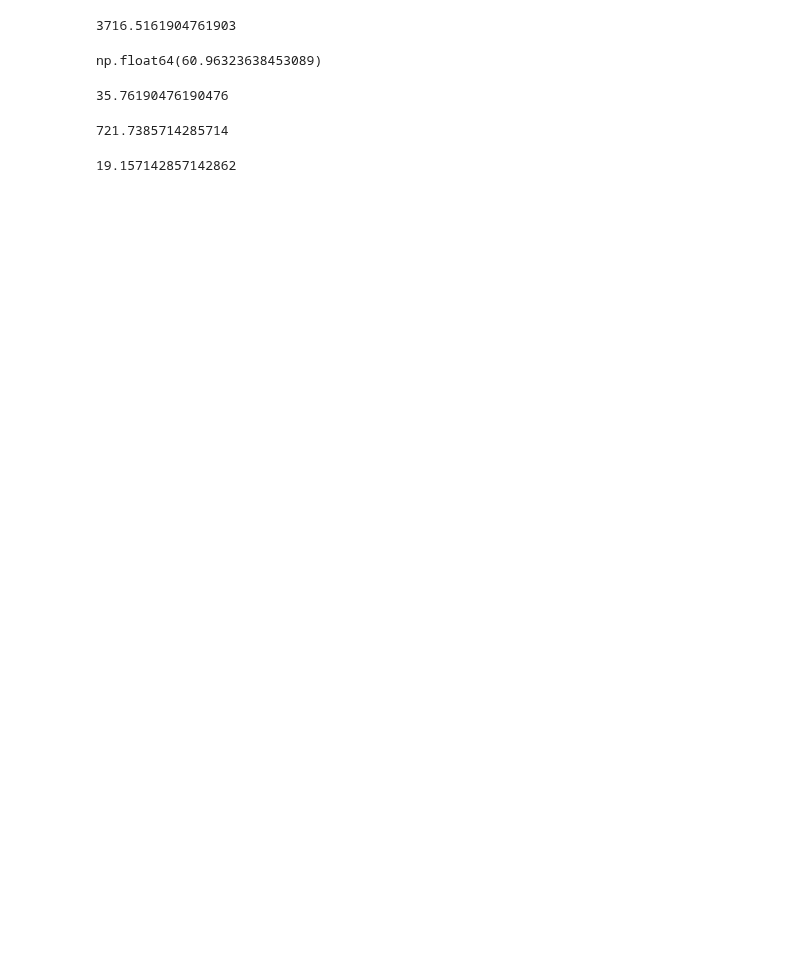
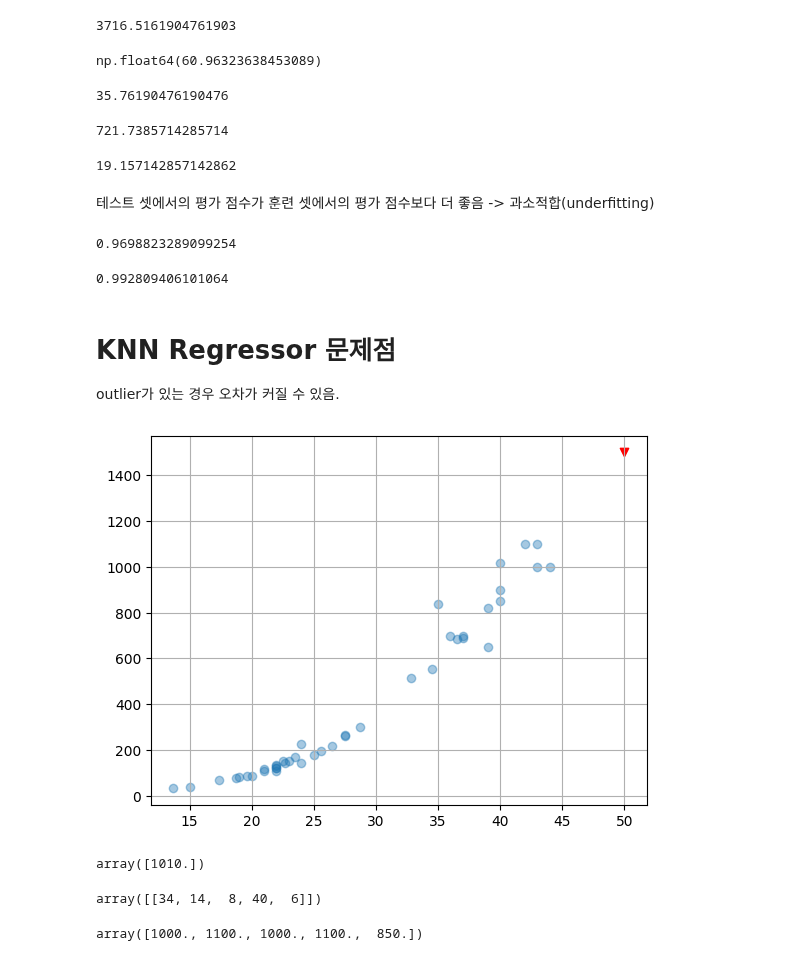
Before and after one commit to Sjleerodls/Data_Analysis, a Jupyter notebook: lab_da/ml05_regression.ipynb, the cells around one changed output. Saved outputs shown, nothing was run; the diff lists cells and outputs as text; code cells hidden in the pictures; blank space fills up the shorter version.

```diff
--- a/lab_da/ml05_regression.ipynb
+++ b/lab_da/ml05_regression.ipynb
@@ -191,3 +223,30 @@ mean_squared_error(y_test, test_pred)
 mean_absolute_error(y_test, test_pred)
 # %% [output]
 19.157142857142862
+# %% [markdown]
+테스트 셋에서의 평가 점수가 훈련 셋에서의 평가 점수보다 더 좋음 -> 과소적합(underfitting)
+# %%
+# 훈련 셋 결정 계수(r2 score)
+r2_score(y_train, train_pred)
+# %% [output]
+0.9698823289099254
+# %%
+# 테스트 셋 결정 계수
+r2_score(y_test, test_pred)     # 과소적합이 확인됨.
+# %% [output]
+0.992809406101064
+# %% [markdown]
+# KNN Regressor 문제점
+
+outlier가 있는 경우 오차가 커질 수 있음.
+# %%
+# 훈련 셋 시각화
+plt.scatter(X_train, y_train, alpha=0.4)
+
+# 가상의 물고기(50cm, 1500g)
+plt.scatter(50, 1500, color='red', marker='v')
+
+plt.grid()
+plt.show()
+# %% [output]
+[figure, added]
@@ -193,0 +256,4 @@ mean_absolute_error(y_test, test_pred)
+# %%
+prediction
+# %% [output]
+array([1010.])
@@ -193,0 +262,8 @@ mean_absolute_error(y_test, test_pred)
+# %%
+indices # 가상의 물고기와 가장 가까운 훈련 셋 샘플의 인덱스 5개
+# %% [output]
+array([[34, 14,  8, 40,  6]])
+# %%
+y_train[indices[0]] # 가장 가까운 5개 샘플의 레이블(무게)
+# %% [output]
+array([1000., 1100., 1000., 1100.,  850.])
```
Also changed, not shown: parts of 5 cells of this notebook.
